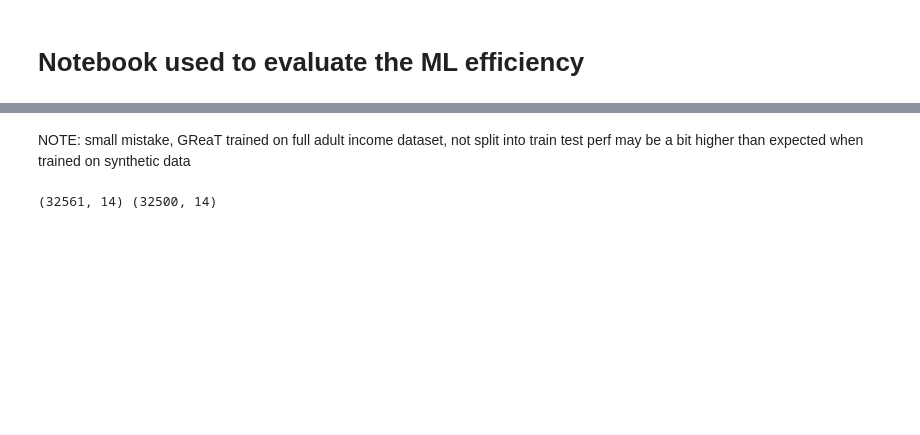
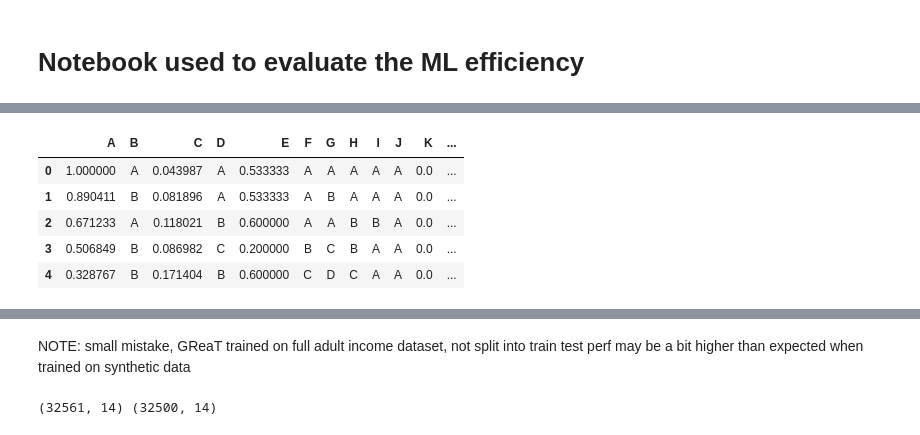
Before and after one commit to bronval/be_great_fairness, a Jupyter notebook: ml_efficiency.ipynb, the cells around one changed output, grey strips where cells are left out. Saved outputs shown, nothing was run; the diff lists cells and outputs as text; code cells hidden in the pictures; blank space fills up the shorter version.

```diff
--- a/ml_efficiency.ipynb
+++ b/ml_efficiency.ipynb
@@ -8,0 +76,8 @@ from datasets import load_dataset
+# %%
+cols = data.columns
+letters = "ABCDEFGHIJKLMNOPQRSTUVWXYZ"
+col_mapping = {}
+
+for i, col in enumerate(cols):
+    col_mapping[col] = letters[i]
+col_mapping
@@ -8,0 +100,3 @@ from datasets import load_dataset
+# %%
+renamed = data.copy()
+renamed.head()
@@ -8,0 +110,17 @@ from datasets import load_dataset
+# %%
+# full renaming:
+# values in categorical features are renamed with A B C D ... AA AB AC ... BA BB BC ...
+# values in continuous features are scaled (one scaler for each continuous feature)
+# mapping (for categorical) and scaler (for continuous) should be saved to do inverse operation afterwards
+
+# process categorical columns
+cat_cols = ["workclass", "education", "marital.status", "occupation", "relationship", "race", "sex", "native.country", "income"]
+cat_mapping = {}
+
+for col in cat_cols:
+    unique = data[col].unique()
+    mapping = build_mapping(unique)
+    cat_mapping[col] = mapping
+    renamed[col].replace(mapping, inplace=True)
+
+renamed.head(5)
@@ -8,0 +134,8 @@ from datasets import load_dataset
+# %%
+# process continuous features
+
+cont_cols = data.drop(cat_cols, axis=1).columns
+
+scaler = MinMaxScaler()
+renamed[cont_cols] = scaler.fit_transform(renamed[cont_cols])
+renamed.head()
@@ -8,0 +149,10 @@ from datasets import load_dataset
+# %%
+renamed = renamed.rename(columns=col_mapping)
+renamed.head()
+# %% [output]
+|  | A | B | C | D | E | F | G | H | I | J | K | ... |
+| 0 | 1.000000 | A | 0.043987 | A | 0.533333 | A | A | A | A | A | 0.0 | ... |
+| 1 | 0.890411 | B | 0.081896 | A | 0.533333 | A | B | A | A | A | 0.0 | ... |
+| 2 | 0.671233 | A | 0.118021 | B | 0.600000 | A | A | B | B | A | 0.0 | ... |
+| 3 | 0.506849 | B | 0.086982 | C | 0.200000 | B | C | B | A | A | 0.0 | ... |
+| 4 | 0.328767 | B | 0.171404 | B | 0.600000 | C | D | C | A | A | 0.0 | ... |
```
Also changed, not shown: parts of 92 cells of this notebook.
